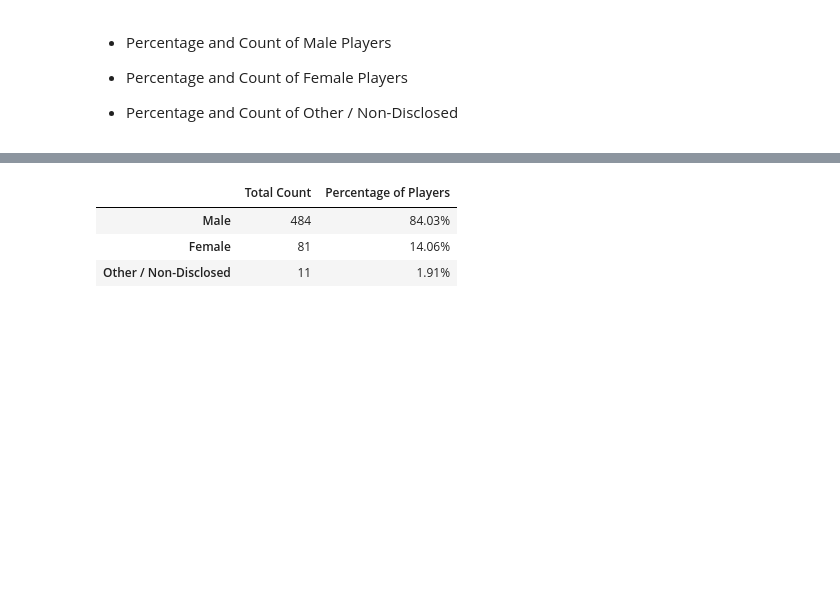
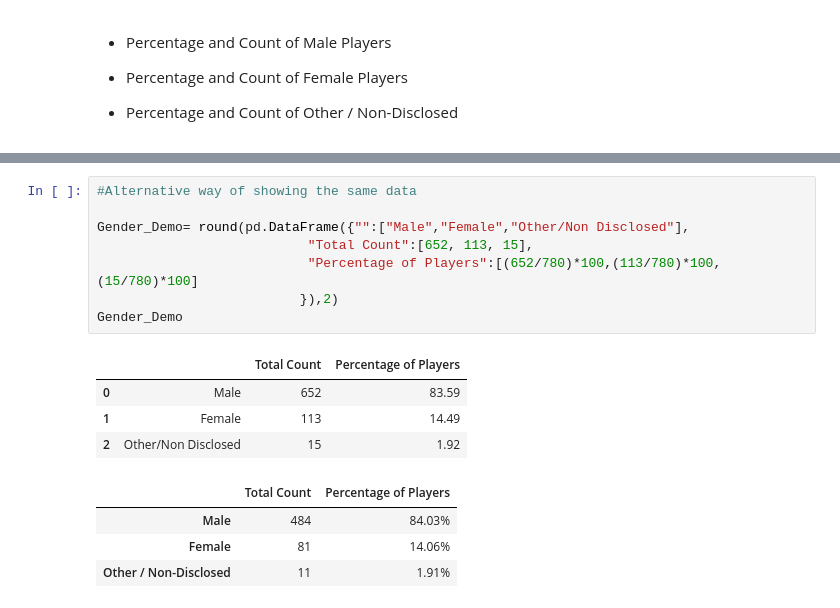
Before and after one commit to cdturner618/Panda-Challenge, a Jupyter notebook: HeroesOfPymoli/HeroesOfPymoli_starter.ipynb, the cells around one changed output, grey strips where cells are left out. Drawn from its saved outputs; the diff is of its cells as text; blank space fills up the shorter version.

Commit message:
print of gender demographics

```diff
--- a/HeroesOfPymoli/HeroesOfPymoli_starter.ipynb
+++ b/HeroesOfPymoli/HeroesOfPymoli_starter.ipynb
@@ -128,3 +161,16 @@ Purchasing_Analysis
+# %%
+#Alternative way of showing the same data
+
+Gender_Demo= round(pd.DataFrame({"":["Male","Female","Other/Non Disclosed"],
+                           "Total Count":[652, 113, 15],
+                           "Percentage of Players":[(652/780)*100,(113/780)*100,(15/780)*100]
+                          }),2)
+Gender_Demo
+# %% [output]
+|  |  | Total Count | Percentage of Players |
+| 0 | Male | 652 | 83.59 |
+| 1 | Female | 113 | 14.49 |
+| 2 | Other/Non Disclosed | 15 | 1.92 |
 # %%
 # %% [output]
 |  | Total Count | Percentage of Players |
```
Also changed, not shown: parts of 4 cells of this notebook.
